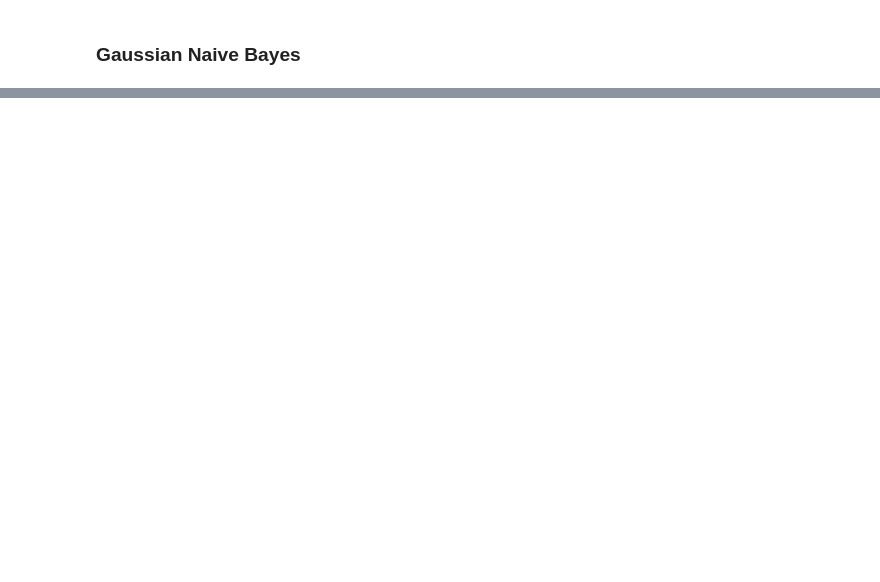
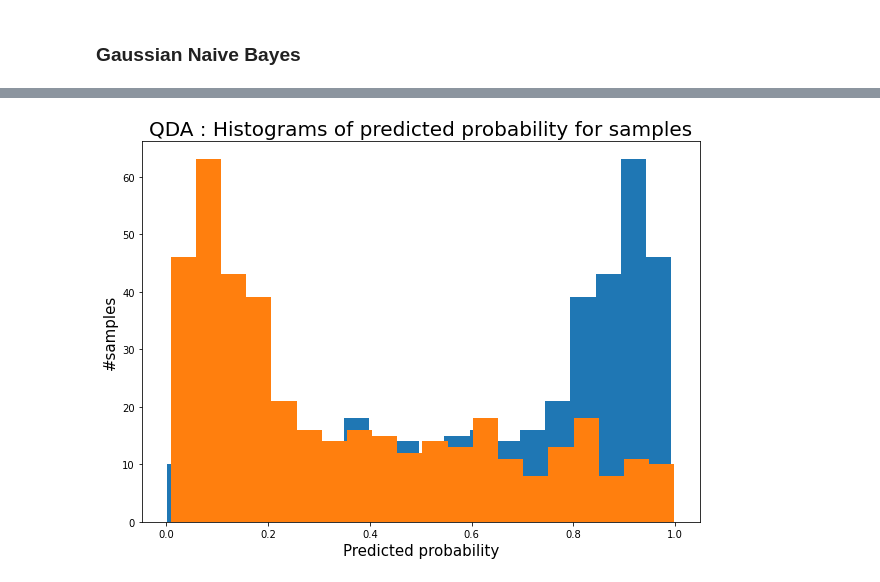
Before and after one commit to yunhao-tech/Course_project, a Jupyter notebook: IPP-Practical Machine learning/Session 3/ML_TP3.ipynb, the cells around one changed output, grey strips where cells are left out. Saved outputs shown, nothing was run; the diff lists cells and outputs as text; code cells hidden in the pictures; blank space fills up the shorter version.

```diff
--- a/IPP-Practical Machine learning/Session 3/ML_TP3.ipynb
+++ b/IPP-Practical Machine learning/Session 3/ML_TP3.ipynb
@@ -180 +280,7 @@ The optimal parameter is reg_param=0.63. We found that the AUC socre is better t
+# %%
+qda = QuadraticDiscriminantAnalysis(reg_param=0.84).fit(pima_train_x, pima_train_y)
+score = qda.predict_proba(pima_test_x)
+hist_predicted_proba(score, "QDA")
+# %% [output]
+[figure, added]
 # %%
```
Also changed, not shown: parts of 104 cells of this notebook.
